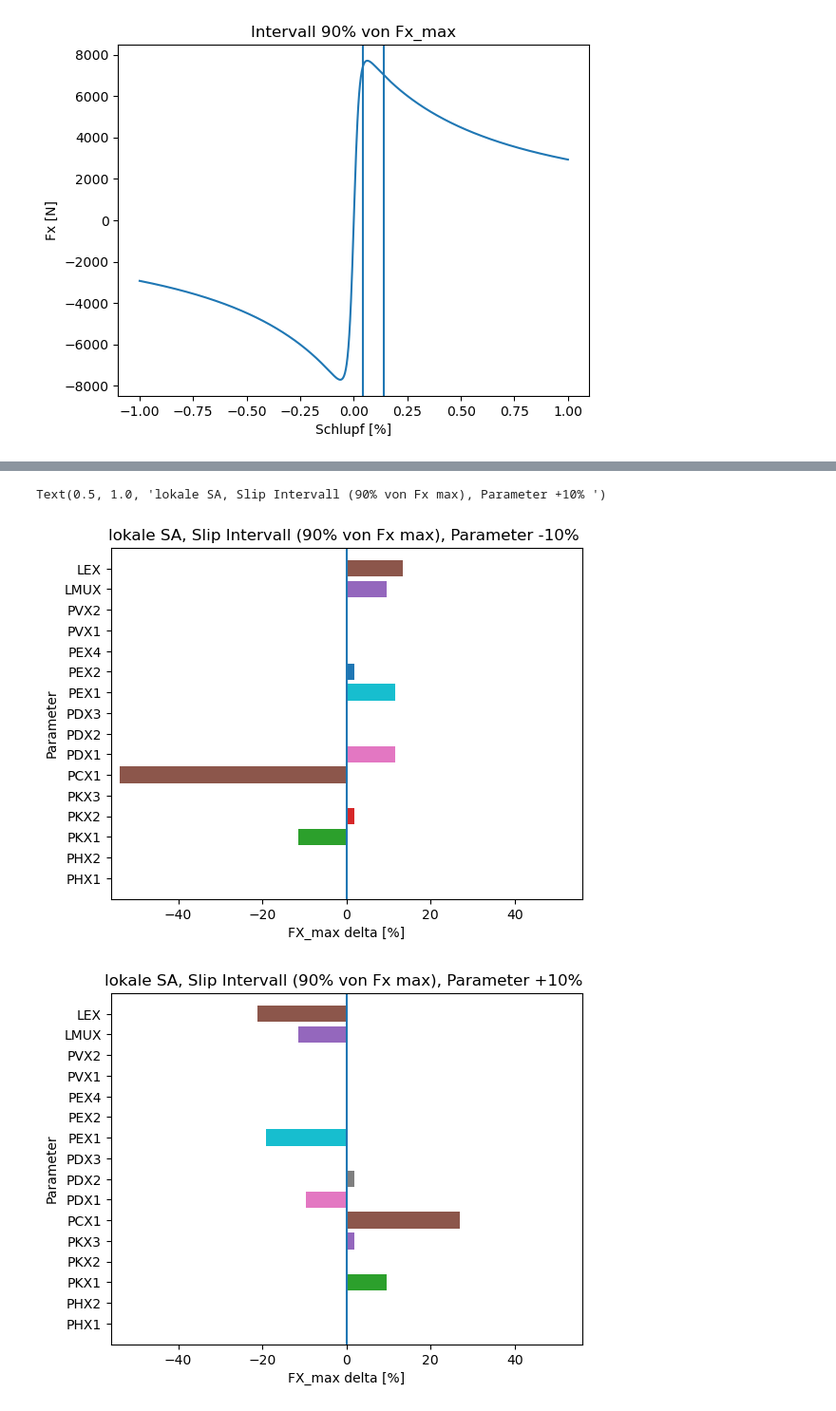
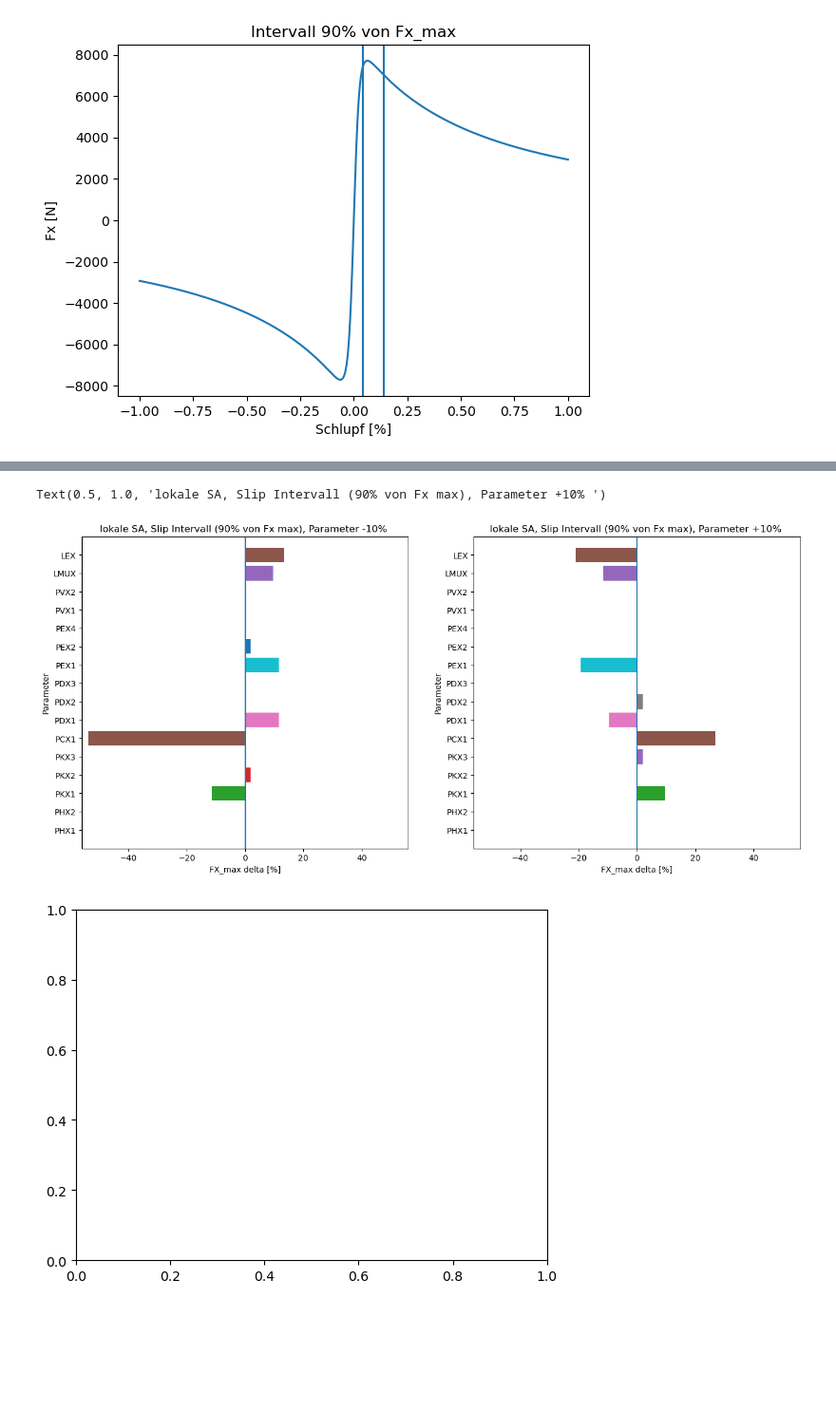
Before and after one commit to BenediktRuhland/SA-Tire-model, a Jupyter notebook: lokal SA/Pacejka 5.2 lokale SA Fx.ipynb, the cells around one changed output, grey strips where cells are left out. Shown: that part at 95% size. Cells and saved outputs as stored; diff of their text form; code cells hidden in the pictures; blank space fills up the shorter version.

```diff
--- a/lokal SA/Pacejka 5.2 lokale SA Fx.ipynb
+++ b/lokal SA/Pacejka 5.2 lokale SA Fx.ipynb
@@ -307,52 +307,52 @@ for i in range(0,len(params)):
 
     delta[i] = [delta_neg*100, delta_pos*100]
 
 i=0
 delta_neg = deepcopy(delta)
 delta_pos = deepcopy(delta)
 for i in range(0,len(params)):
     delta_pos[i,0] = 0
 
 i=0
 for i in range(0,len(params)):
     delta_neg[i,1] = 0
 
 
 #Plots params -10%
-fig, ax = plt.subplots()
+fig, (ax1, ax2) = plt.subplots(1,2, figsize=(16,7))
 y_axis=('PHX1', 'PHX2', 'PKX1', 'PKX2', 'PKX3', 'PCX1', 'PDX1', 'PDX2', 'PDX3', 'PEX1', 'PEX2', 'PEX4', 'PVX1', 'PVX2', 'LMUX', 'LEX')
 y_pos=np.arange(len(y_axis))
 i=0
 for i in range(0,len(y_pos)):
-    ax.barh(y_pos[i],delta_neg[i])
-ax.set_yticks(y_pos, labels=y_axis)
-plt.xlim(-56,56)
-plt.ylim(-1,len(y_axis))
-plt.axvline(0, 0, 1)
-plt.xlabel("FX_max delta [%]")
-plt.ylabel("Parameter")
-plt.title('lokale SA, Slip Intervall (90% von Fx max), Parameter -10% ')
+    ax1.barh(y_pos[i],delta_neg[i])
+ax1.set_yticks(y_pos, labels=y_axis)
+ax1.set_xlim(-56,56)
+ax1.set_ylim(-1,len(y_axis))
+ax1.axvline(0, 0, 1)
+ax1.set_xlabel("FX_max delta [%]")
+ax1.set_ylabel("Parameter")
+ax1.set_title('lokale SA, Slip Intervall (90% von Fx max), Parameter -10% ')
 
 #Plots params +10%
 fig, ax = plt.subplots()
 #print(delta_neg)
 y_axis=('PHX1', 'PHX2', 'PKX1', 'PKX2', 'PKX3', 'PCX1', 'PDX1', 'PDX2', 'PDX3', 'PEX1', 'PEX2', 'PEX4', 'PVX1', 'PVX2', 'LMUX', 'LEX')
 y_pos=np.arange(len(y_axis))
 
 i=0
 for i in range(0,len(y_pos)):
-    ax.barh(y_pos[i],delta_pos[i])
-ax.set_yticks(y_pos, labels=y_axis)
-plt.xlim(-56,56)
-plt.ylim(-1,len(y_axis))
-plt.axvline(0, 0, 1)
-plt.xlabel("FX_max delta [%]")
-plt.ylabel("Parameter")
-plt.title('lokale SA, Slip Intervall (90% von Fx max), Parameter +10% ')
+    ax2.barh(y_pos[i],delta_pos[i])
+ax2.set_yticks(y_pos, labels=y_axis)
+ax2.set_xlim(-56,56)
+ax2.set_ylim(-1,len(y_axis))
+ax2.axvline(0, 0, 1)
+ax2.set_xlabel("FX_max delta [%]")
+ax2.set_ylabel("Parameter")
+ax2.set_title('lokale SA, Slip Intervall (90% von Fx max), Parameter +10% ')
 # %% [output]
 Text(0.5, 1.0, 'lokale SA, Slip Intervall (90% von Fx max), Parameter +10% ')
-[figure, old version]
+[figure, new version]
-[figure, old version]
+[figure, new version]
 # %%
 #Schräglaufsteifigkeit
 
```
Also changed, not shown: parts of 3 cells of this notebook, 6 other files.
